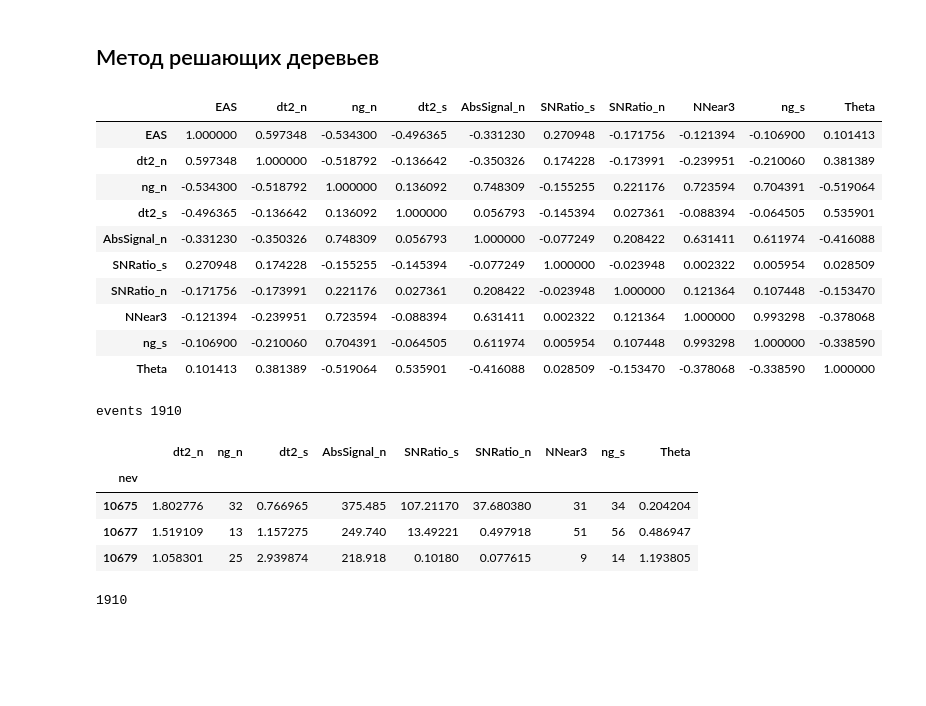
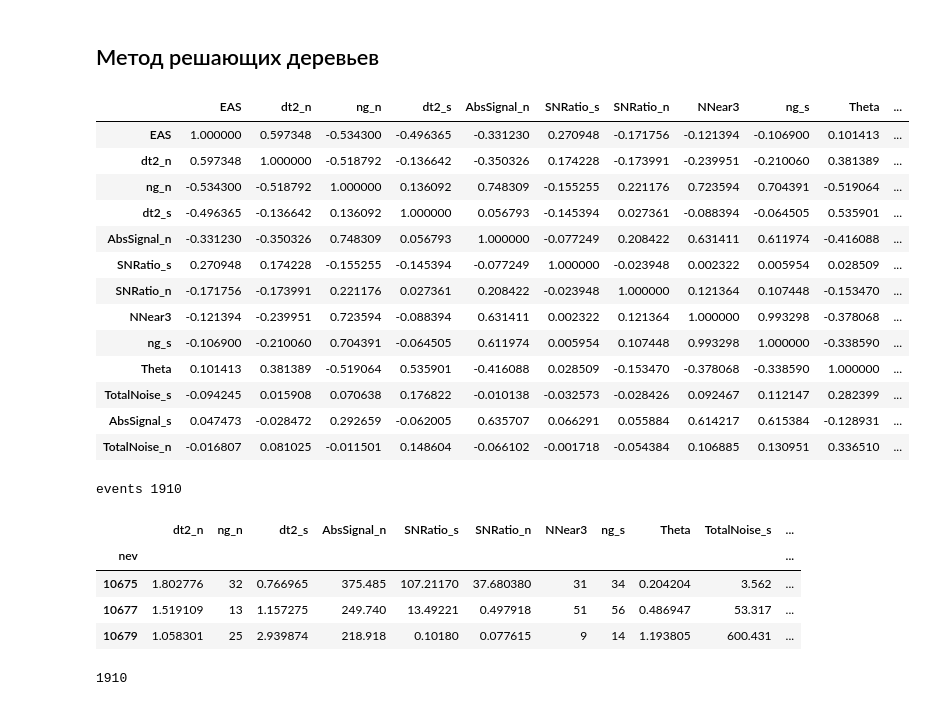
Before and after one commit to bonvech/Sphere, a Jupyter notebook: SelectEAS/SelectEAS-Features1.ipynb, the cells around one changed output. Saved outputs shown, nothing was run; the diff lists cells and outputs as text; code cells hidden in the pictures; blank space fills up the shorter version.

```diff
--- a/SelectEAS/SelectEAS-Features1.ipynb
+++ b/SelectEAS/SelectEAS-Features1.ipynb
@@ -277,34 +312,37 @@ plt.show()
 # %%
 from sklearn.tree import DecisionTreeClassifier
 # %%
-param = ['EAS', 'dt2_n','ng_n', 'dt2_s', 'AbsSignal_n', 'SNRatio_s', 'SNRatio_n', 'NNear3', 'ng_s','Theta']
+#param = ['EAS', 'dt2_n', 'ng_n','dt2_s', 'AbsSignal_n', 'SNRatio_s', 'SNRatio_n']
+param = ['EAS', 'dt2_n','ng_n', 'dt2_s', 'AbsSignal_n', 'SNRatio_s', 'SNRatio_n', 'NNear3', 'ng_s','Theta','TotalNoise_s','AbsSignal_s','TotalNoise_n']
 four = data[param]
 four.corr()
 # %% [output]
-|  | EAS | dt2_n | ng_n | dt2_s | AbsSignal_n | SNRatio_s | SNRatio_n | NNear3 | ng_s | Theta |
-| EAS | 1.000000 | 0.597348 | -0.534300 | -0.496365 | -0.331230 | 0.270948 | -0.171756 | -0.121394 | -0.106900 | 0.101413 |
-| dt2_n | 0.597348 | 1.000000 | -0.518792 | -0.136642 | -0.350326 | 0.174228 | -0.173991 | -0.239951 | -0.210060 | 0.381389 |
-| ng_n | -0.534300 | -0.518792 | 1.000000 | 0.136092 | 0.748309 | -0.155255 | 0.221176 | 0.723594 | 0.704391 | -0.519064 |
-| dt2_s | -0.496365 | -0.136642 | 0.136092 | 1.000000 | 0.056793 | -0.145394 | 0.027361 | -0.088394 | -0.064505 | 0.535901 |
-| AbsSignal_n | -0.331230 | -0.350326 | 0.748309 | 0.056793 | 1.000000 | -0.077249 | 0.208422 | 0.631411 | 0.611974 | -0.416088 |
-| SNRatio_s | 0.270948 | 0.174228 | -0.155255 | -0.145394 | -0.077249 | 1.000000 | -0.023948 | 0.002322 | 0.005954 | 0.028509 |
-| SNRatio_n | -0.171756 | -0.173991 | 0.221176 | 0.027361 | 0.208422 | -0.023948 | 1.000000 | 0.121364 | 0.107448 | -0.153470 |
-| NNear3 | -0.121394 | -0.239951 | 0.723594 | -0.088394 | 0.631411 | 0.002322 | 0.121364 | 1.000000 | 0.993298 | -0.378068 |
-| ng_s | -0.106900 | -0.210060 | 0.704391 | -0.064505 | 0.611974 | 0.005954 | 0.107448 | 0.993298 | 1.000000 | -0.338590 |
-| Theta | 0.101413 | 0.381389 | -0.519064 | 0.535901 | -0.416088 | 0.028509 | -0.153470 | -0.378068 | -0.338590 | 1.000000 |
+|  | EAS | dt2_n | ng_n | dt2_s | AbsSignal_n | SNRatio_s | SNRatio_n | NNear3 | ng_s | Theta | ... |
+| EAS | 1.000000 | 0.597348 | -0.534300 | -0.496365 | -0.331230 | 0.270948 | -0.171756 | -0.121394 | -0.106900 | 0.101413 | ... |
+| dt2_n | 0.597348 | 1.000000 | -0.518792 | -0.136642 | -0.350326 | 0.174228 | -0.173991 | -0.239951 | -0.210060 | 0.381389 | ... |
+| ng_n | -0.534300 | -0.518792 | 1.000000 | 0.136092 | 0.748309 | -0.155255 | 0.221176 | 0.723594 | 0.704391 | -0.519064 | ... |
+| dt2_s | -0.496365 | -0.136642 | 0.136092 | 1.000000 | 0.056793 | -0.145394 | 0.027361 | -0.088394 | -0.064505 | 0.535901 | ... |
+| AbsSignal_n | -0.331230 | -0.350326 | 0.748309 | 0.056793 | 1.000000 | -0.077249 | 0.208422 | 0.631411 | 0.611974 | -0.416088 | ... |
+| SNRatio_s | 0.270948 | 0.174228 | -0.155255 | -0.145394 | -0.077249 | 1.000000 | -0.023948 | 0.002322 | 0.005954 | 0.028509 | ... |
+| SNRatio_n | -0.171756 | -0.173991 | 0.221176 | 0.027361 | 0.208422 | -0.023948 | 1.000000 | 0.121364 | 0.107448 | -0.153470 | ... |
+| NNear3 | -0.121394 | -0.239951 | 0.723594 | -0.088394 | 0.631411 | 0.002322 | 0.121364 | 1.000000 | 0.993298 | -0.378068 | ... |
+| ng_s | -0.106900 | -0.210060 | 0.704391 | -0.064505 | 0.611974 | 0.005954 | 0.107448 | 0.993298 | 1.000000 | -0.338590 | ... |
+| Theta | 0.101413 | 0.381389 | -0.519064 | 0.535901 | -0.416088 | 0.028509 | -0.153470 | -0.378068 | -0.338590 | 1.000000 | ... |
+| TotalNoise_s | -0.094245 | 0.015908 | 0.070638 | 0.176822 | -0.010138 | -0.032573 | -0.028426 | 0.092467 | 0.112147 | 0.282399 | ... |
+| AbsSignal_s | 0.047473 | -0.028472 | 0.292659 | -0.062005 | 0.635707 | 0.066291 | 0.055884 | 0.614217 | 0.615384 | -0.128931 | ... |
+| TotalNoise_n | -0.016807 | 0.081025 | -0.011501 | 0.148604 | -0.066102 | -0.001718 | -0.054384 | 0.106885 | 0.130951 | 0.336510 | ... |
 # %%
 features = param [1:]
 X = data[features]
-#X = alll[['dt2_s', 'dt2_n', 'ng_n', 'AbsSignal_n', 'SNRatio_s', 'SNRatio_n', 'NNear3','Theta', 'ng_s']]
 print('events', len(X))
 X[:3]
 # %% [output]
 events 1910
-|  | dt2_n | ng_n | dt2_s | AbsSignal_n | SNRatio_s | SNRatio_n | NNear3 | ng_s | Theta |
-| nev |  |  |  |  |  |  |  |  |  |
-| 10675 | 1.802776 | 32 | 0.766965 | 375.485 | 107.21170 | 37.680380 | 31 | 34 | 0.204204 |
-| 10677 | 1.519109 | 13 | 1.157275 | 249.740 | 13.49221 | 0.497918 | 51 | 56 | 0.486947 |
-| 10679 | 1.058301 | 25 | 2.939874 | 218.918 | 0.10180 | 0.077615 | 9 | 14 | 1.193805 |
+|  | dt2_n | ng_n | dt2_s | AbsSignal_n | SNRatio_s | SNRatio_n | NNear3 | ng_s | Theta | TotalNoise_s | ... |
+| nev |  |  |  |  |  |  |  |  |  |  | ... |
+| 10675 | 1.802776 | 32 | 0.766965 | 375.485 | 107.21170 | 37.680380 | 31 | 34 | 0.204204 | 3.562 | ... |
+| 10677 | 1.519109 | 13 | 1.157275 | 249.740 | 13.49221 | 0.497918 | 51 | 56 | 0.486947 | 53.317 | ... |
+| 10679 | 1.058301 | 25 | 2.939874 | 218.918 | 0.10180 | 0.077615 | 9 | 14 | 1.193805 | 600.431 | ... |
 # %%
 Y = data['EAS']
 len(Y)
```
Also changed, not shown: parts of 17 cells of this notebook, 1 other file.
